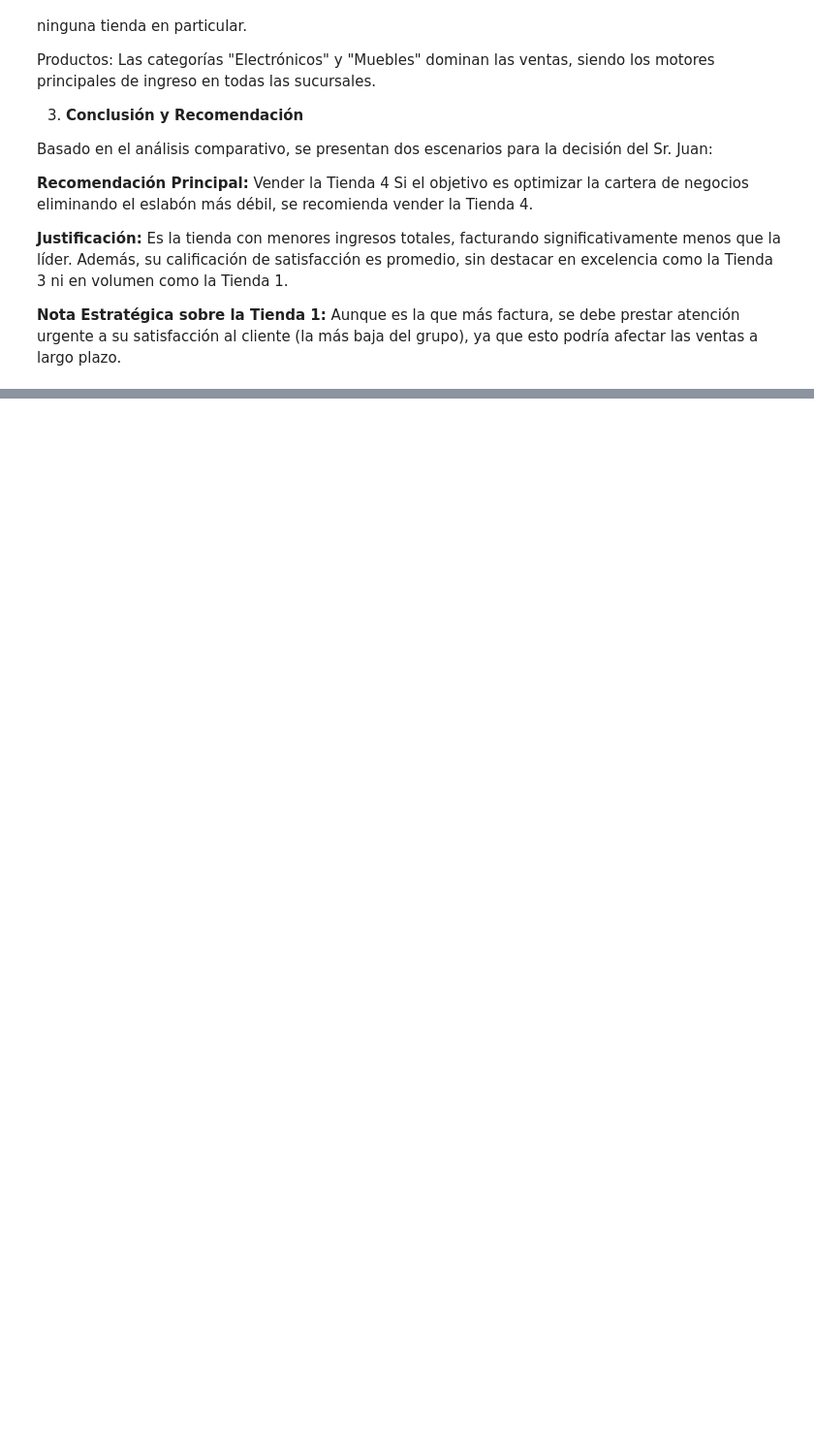
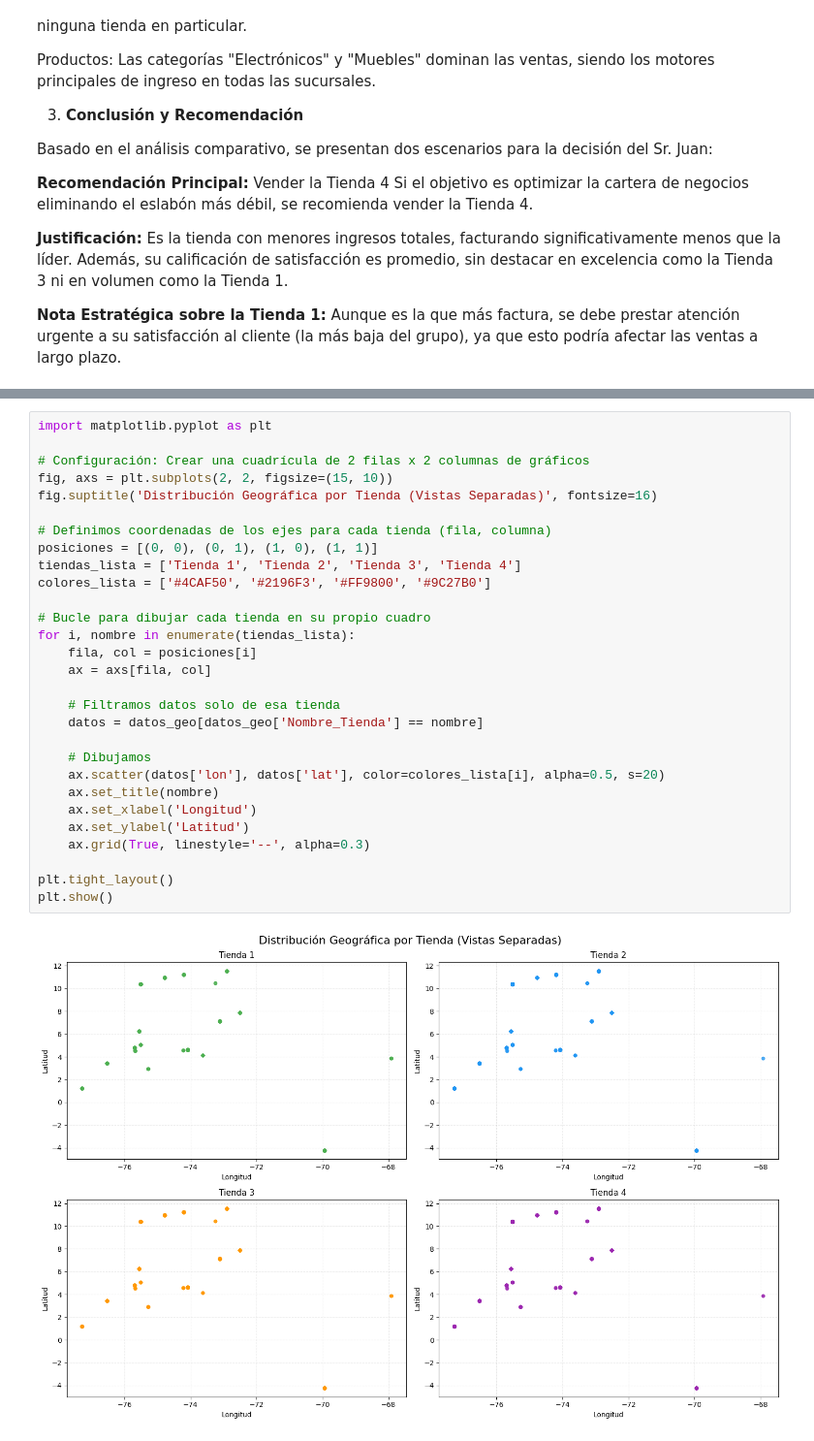
Before and after one commit to 77marco/Challenge-Data-Science-Alura, a Jupyter notebook: AluraStoreLatam_1.ipynb, the cells around one changed output, grey strips where cells are left out. Shown at 97% size. Drawn from its saved outputs; the diff is of its cells as text; blank space fills up the shorter version.

```diff
--- a/AluraStoreLatam_1.ipynb
+++ b/AluraStoreLatam_1.ipynb
@@ -234,0 +263,31 @@ Si el objetivo es optimizar la cartera de negocios eliminando el eslabón más d
+# %%
+import matplotlib.pyplot as plt
+
+# Configuración: Crear una cuadrícula de 2 filas x 2 columnas de gráficos
+fig, axs = plt.subplots(2, 2, figsize=(15, 10))
+fig.suptitle('Distribución Geográfica por Tienda (Vistas Separadas)', fontsize=16)
+
+# Definimos coordenadas de los ejes para cada tienda (fila, columna)
+posiciones = [(0, 0), (0, 1), (1, 0), (1, 1)]
+tiendas_lista = ['Tienda 1', 'Tienda 2', 'Tienda 3', 'Tienda 4']
+colores_lista = ['#4CAF50', '#2196F3', '#FF9800', '#9C27B0']
+
+# Bucle para dibujar cada tienda en su propio cuadro
+for i, nombre in enumerate(tiendas_lista):
+    fila, col = posiciones[i]
+    ax = axs[fila, col]
+
+    # Filtramos datos solo de esa tienda
+    datos = datos_geo[datos_geo['Nombre_Tienda'] == nombre]
+
+    # Dibujamos
+    ax.scatter(datos['lon'], datos['lat'], color=colores_lista[i], alpha=0.5, s=20)
+    ax.set_title(nombre)
+    ax.set_xlabel('Longitud')
+    ax.set_ylabel('Latitud')
+    ax.grid(True, linestyle='--', alpha=0.3)
+
+plt.tight_layout()
+plt.show()
+# %% [output]
+[figure, added]
```
Also changed, not shown: parts of 4 cells of this notebook.
